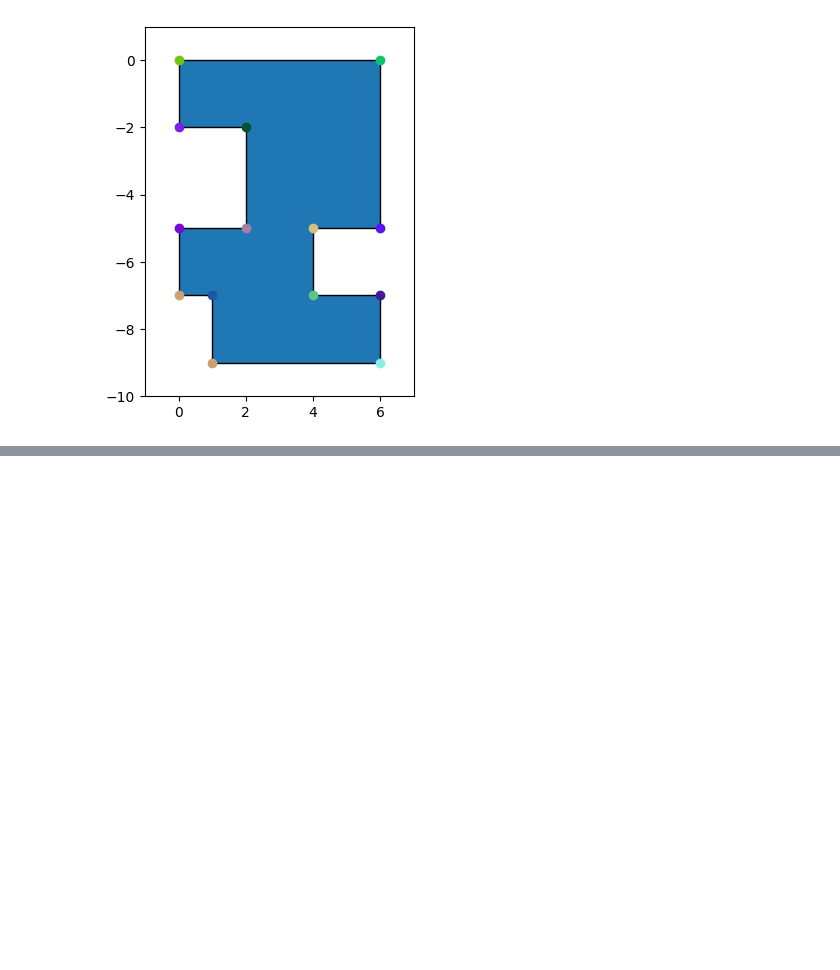
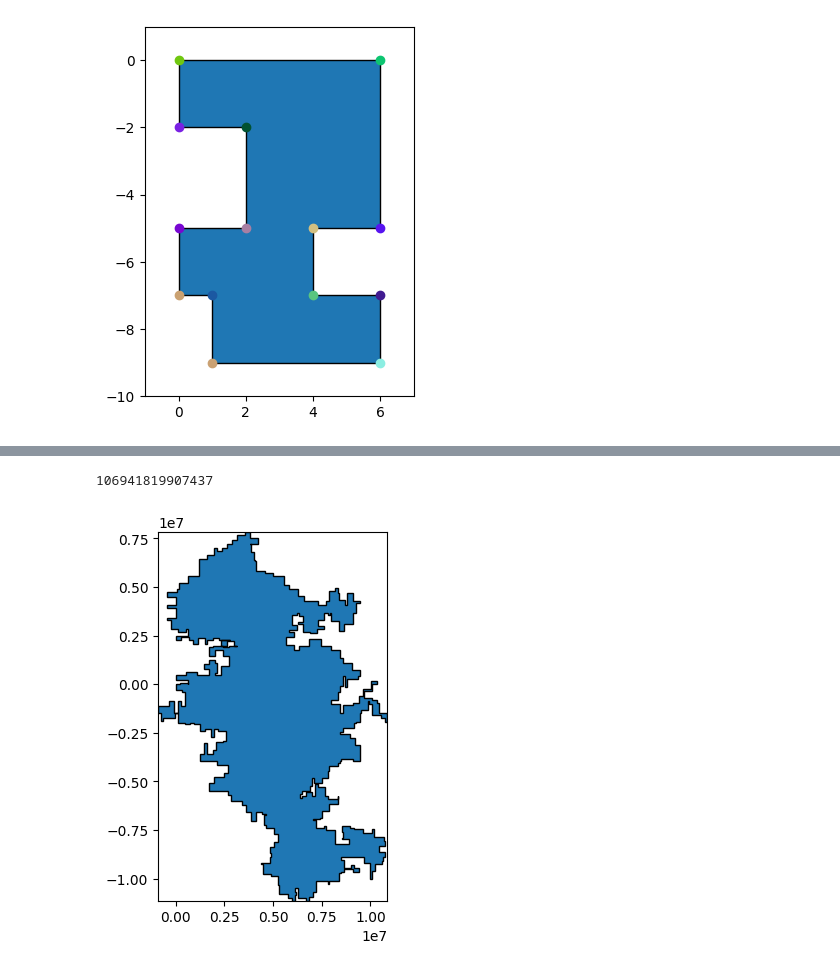
Before and after one commit to mkouhia/advent-of-code, a Jupyter notebook: notebooks/2023-18 Lavaduct Lagoon.ipynb, the cells around one changed output, grey strips where cells are left out. Cells and saved outputs as stored; diff of their text form; code cells hidden in the pictures; blank space fills up the shorter version.

```diff
--- a/notebooks/2023-18 Lavaduct Lagoon.ipynb
+++ b/notebooks/2023-18 Lavaduct Lagoon.ipynb
@@ -764,0 +768,6 @@ plot(l1, True)
+# %%
+print(lagoon.part2())
+plot(lagoon, False)
+# %% [output]
+106941819907437
+[figure, added]
```
Also changed, not shown: parts of 7 cells of this notebook, 1 other file.
